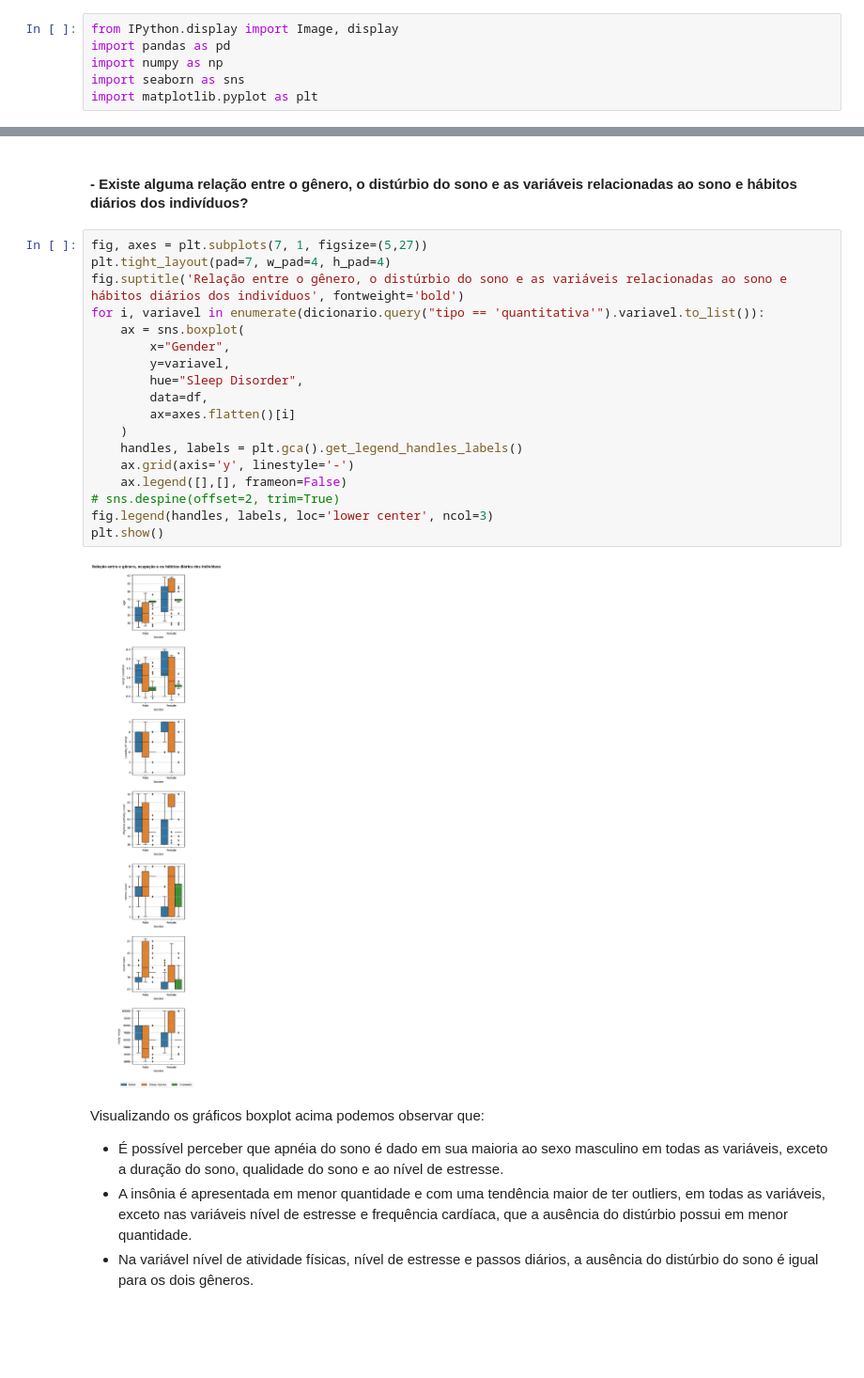
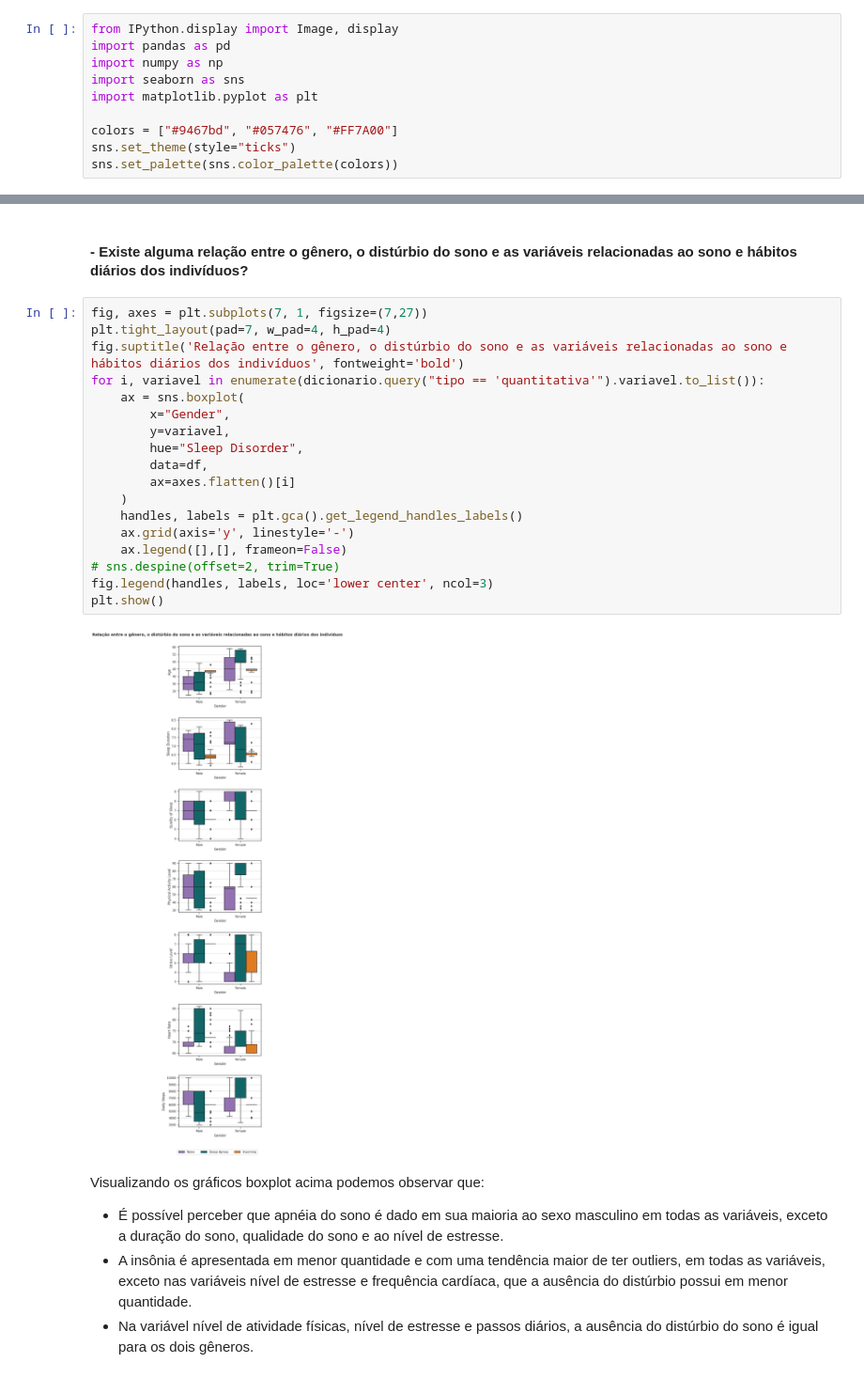
Before and after one commit to atlantico-academy/data-machine, a Jupyter notebook: notebooks/01-exploratory_data_analysis-Copy1.ipynb, the cells around one changed output, grey strips where cells are left out. Shown at 94% size. Saved outputs shown, nothing was run; the diff lists cells and outputs as text; blank space fills up the shorter version.

```diff
--- a/notebooks/01-exploratory_data_analysis.ipynb
+++ b/notebooks/01-exploratory_data_analysis-Copy1.ipynb
@@ -6,6 +6,10 @@ import pandas as pd
 import numpy as np
 import seaborn as sns
 import matplotlib.pyplot as plt
+
+colors = ["#9467bd", "#057476", "#FF7A00"]
+sns.set_theme(style="ticks")
+sns.set_palette(sns.color_palette(colors))
 # %% [markdown]
 ## 1. Coleta de dados
 # %%
@@ -362,25 +343,25 @@ Visualizando os histogramas acima podemos observar que:
 # %% [markdown]
 #### - Existe alguma relação entre o gênero, o distúrbio do sono e as variáveis relacionadas ao sono e hábitos diários dos indivíduos?
 # %%
-fig, axes = plt.subplots(7, 1, figsize=(5,27))
+fig, axes = plt.subplots(7, 1, figsize=(7,27))
 plt.tight_layout(pad=7, w_pad=4, h_pad=4)
 fig.suptitle('Relação entre o gênero, o distúrbio do sono e as variáveis relacionadas ao sono e hábitos diários dos indivíduos', fontweight='bold')
 for i, variavel in enumerate(dicionario.query("tipo == 'quantitativa'").variavel.to_list()):
     ax = sns.boxplot(
         x="Gender",
         y=variavel,
         hue="Sleep Disorder",
         data=df,
         ax=axes.flatten()[i]
     )
     handles, labels = plt.gca().get_legend_handles_labels()
     ax.grid(axis='y', linestyle='-')
     ax.legend([],[], frameon=False)
 # sns.despine(offset=2, trim=True)
 fig.legend(handles, labels, loc='lower center', ncol=3)
 plt.show()
 # %% [output]
-[figure, old version]
+[figure, new version]
 # %% [markdown]
 Visualizando os gráficos boxplot acima podemos observar que:
 
```
Also changed, not shown: parts of 5 cells of this notebook, 1 other file.
